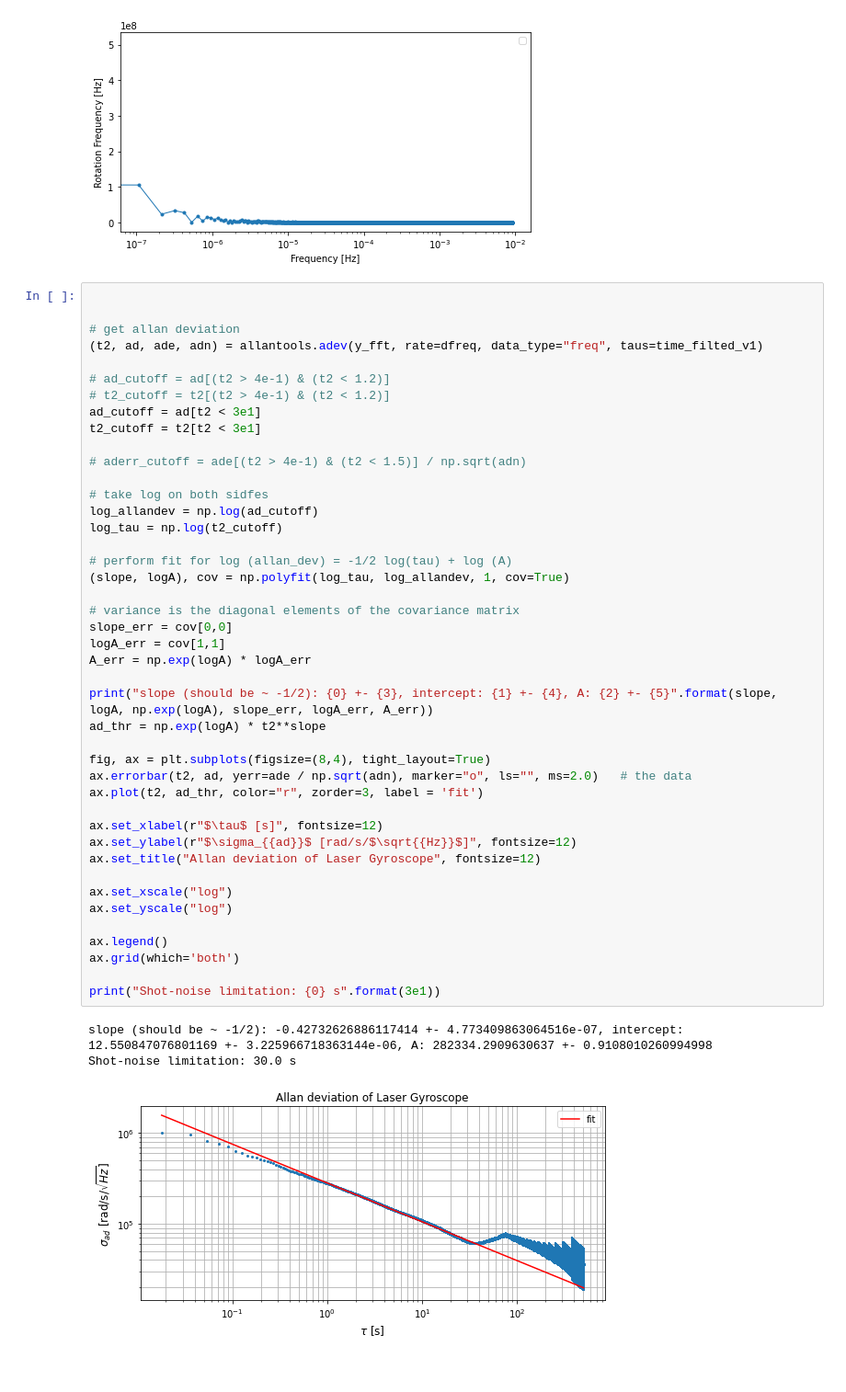
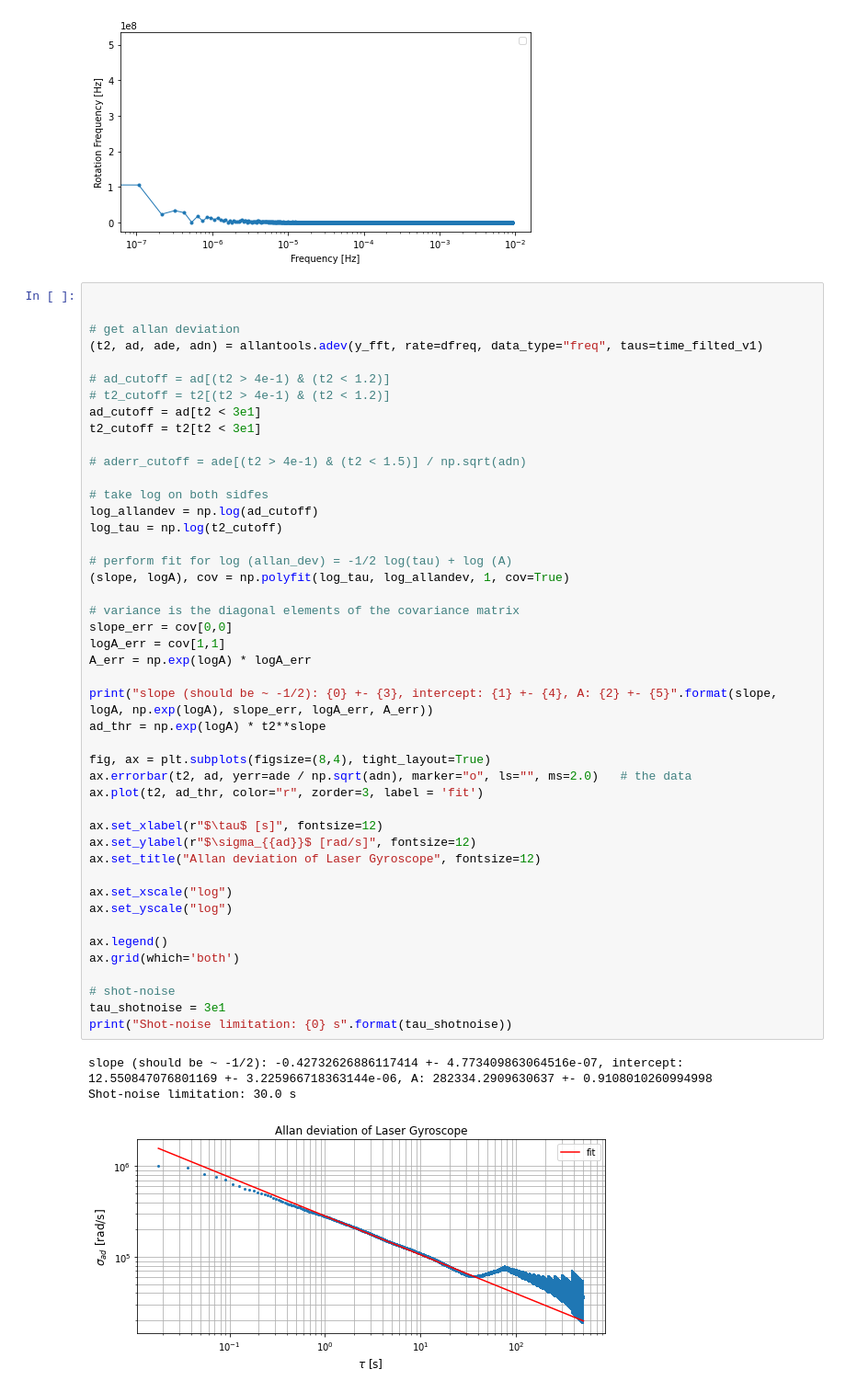
Before and after one commit to tesla1900/advanced-lab-course, a Jupyter notebook: laser_gyroscope/allan_dev_analysis.ipynb, the cells around one changed output. Shown at 92% size. Saved outputs shown, nothing was run; the diff lists cells and outputs as text.

```diff
--- a/laser_gyroscope/allan_dev_analysis.ipynb
+++ b/laser_gyroscope/allan_dev_analysis.ipynb
@@ -167,33 +167,35 @@ t2_cutoff = t2[t2 < 3e1]
 log_allandev = np.log(ad_cutoff)
 log_tau = np.log(t2_cutoff)
 
 # perform fit for log (allan_dev) = -1/2 log(tau) + log (A)
 (slope, logA), cov = np.polyfit(log_tau, log_allandev, 1, cov=True)
 
 # variance is the diagonal elements of the covariance matrix
 slope_err = cov[0,0]
 logA_err = cov[1,1]
 A_err = np.exp(logA) * logA_err
 
 print("slope (should be ~ -1/2): {0} +- {3}, intercept: {1} +- {4}, A: {2} +- {5}".format(slope, logA, np.exp(logA), slope_err, logA_err, A_err))
 ad_thr = np.exp(logA) * t2**slope
 
 fig, ax = plt.subplots(figsize=(8,4), tight_layout=True)
 ax.errorbar(t2, ad, yerr=ade / np.sqrt(adn), marker="o", ls="", ms=2.0)   # the data
 ax.plot(t2, ad_thr, color="r", zorder=3, label = 'fit')
 
 ax.set_xlabel(r"$\tau$ [s]", fontsize=12)
-ax.set_ylabel(r"$\sigma_{{ad}}$ [rad/s/$\sqrt{{Hz}}$]", fontsize=12)
+ax.set_ylabel(r"$\sigma_{{ad}}$ [rad/s]", fontsize=12)
 ax.set_title("Allan deviation of Laser Gyroscope", fontsize=12)
 
 ax.set_xscale("log")
 ax.set_yscale("log")
 
 ax.legend()
 ax.grid(which='both')
 
-print("Shot-noise limitation: {0} s".format(3e1))
+# shot-noise
+tau_shotnoise = 3e1
+print("Shot-noise limitation: {0} s".format(tau_shotnoise))
 # %% [output]
 slope (should be ~ -1/2): -0.42732626886117414 +- 4.773409863064516e-07, intercept: 12.550847076801169 +- 3.225966718363144e-06, A: 282334.2909630637 +- 0.9108010260994998
 Shot-noise limitation: 30.0 s
-[figure, old version]
+[figure, new version]
```
Also changed, not shown: parts of 2 cells of this notebook, 1 other file.
